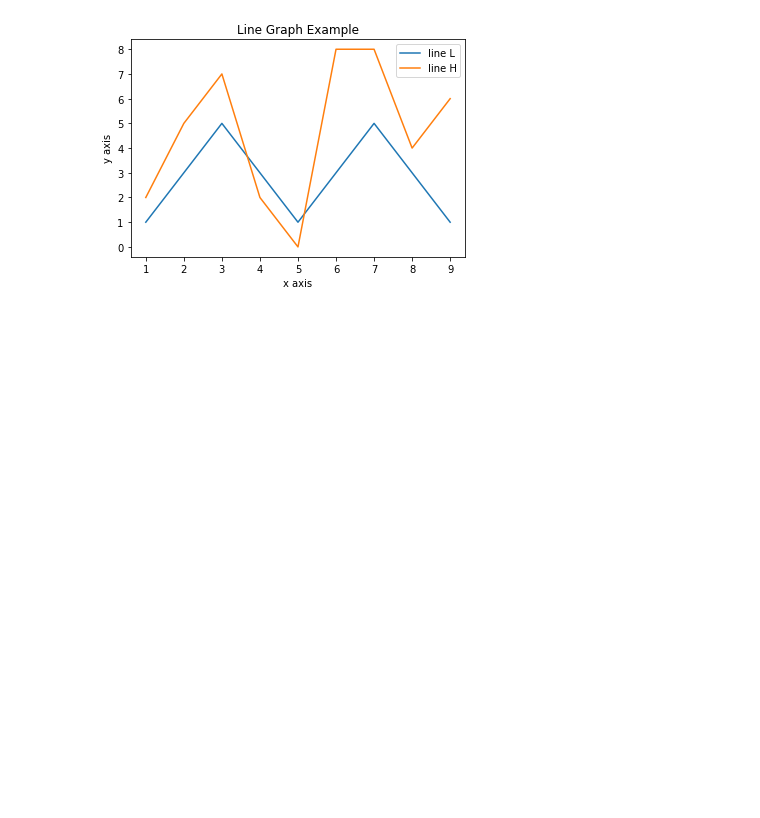
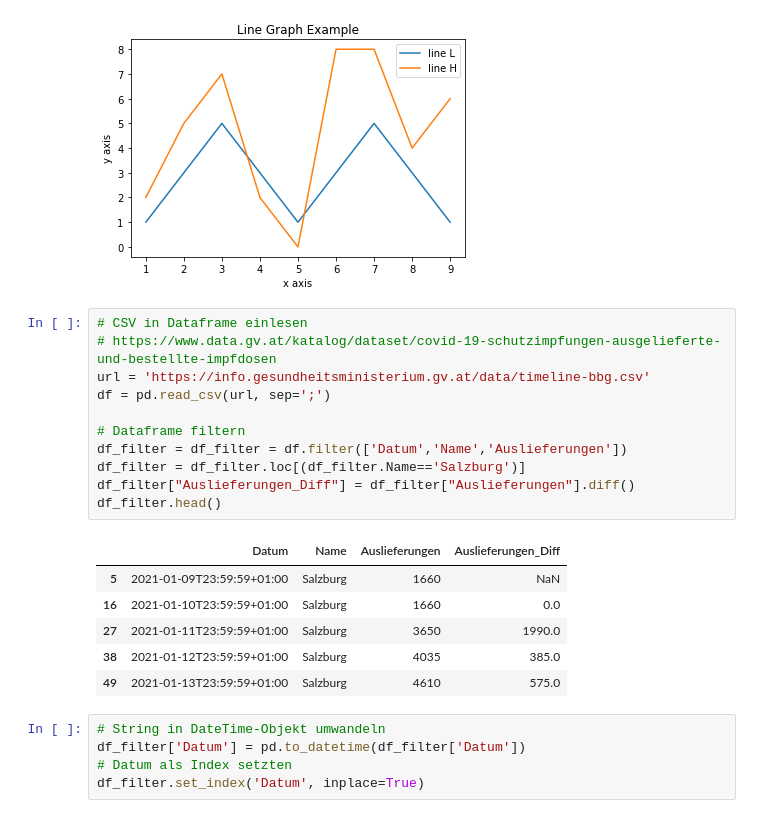
Before and after one commit to alexontour/snippets, a Jupyter notebook: snip_plot.ipynb, the cells around one changed output. Saved outputs shown, nothing was run; the diff lists cells and outputs as text; blank space fills up the shorter version.

```diff
--- a/snip_plot.ipynb
+++ b/snip_plot.ipynb
@@ -40,3 +41,26 @@ plt.legend()
 plt.show()
 # %% [output]
 [figure]
+# %%
+# CSV in Dataframe einlesen
+# https://www.data.gv.at/katalog/dataset/covid-19-schutzimpfungen-ausgelieferte-und-bestellte-impfdosen
+url = 'https://info.gesundheitsministerium.gv.at/data/timeline-bbg.csv'
+df = pd.read_csv(url, sep=';')
+
+# Dataframe filtern
+df_filter = df_filter = df.filter(['Datum','Name','Auslieferungen'])
+df_filter = df_filter.loc[(df_filter.Name=='Salzburg')]
+df_filter["Auslieferungen_Diff"] = df_filter["Auslieferungen"].diff()
+df_filter.head()
+# %% [output]
+|  | Datum | Name | Auslieferungen | Auslieferungen_Diff |
+| 5 | 2021-01-09T23:59:59+01:00 | Salzburg | 1660 | NaN |
+| 16 | 2021-01-10T23:59:59+01:00 | Salzburg | 1660 | 0.0 |
+| 27 | 2021-01-11T23:59:59+01:00 | Salzburg | 3650 | 1990.0 |
+| 38 | 2021-01-12T23:59:59+01:00 | Salzburg | 4035 | 385.0 |
+| 49 | 2021-01-13T23:59:59+01:00 | Salzburg | 4610 | 575.0 |
+# %%
+# String in DateTime-Objekt umwandeln
+df_filter['Datum'] = pd.to_datetime(df_filter['Datum'])
+# Datum als Index setzten
+df_filter.set_index('Datum', inplace=True)
```
Also changed, not shown: parts of 5 cells of this notebook.
